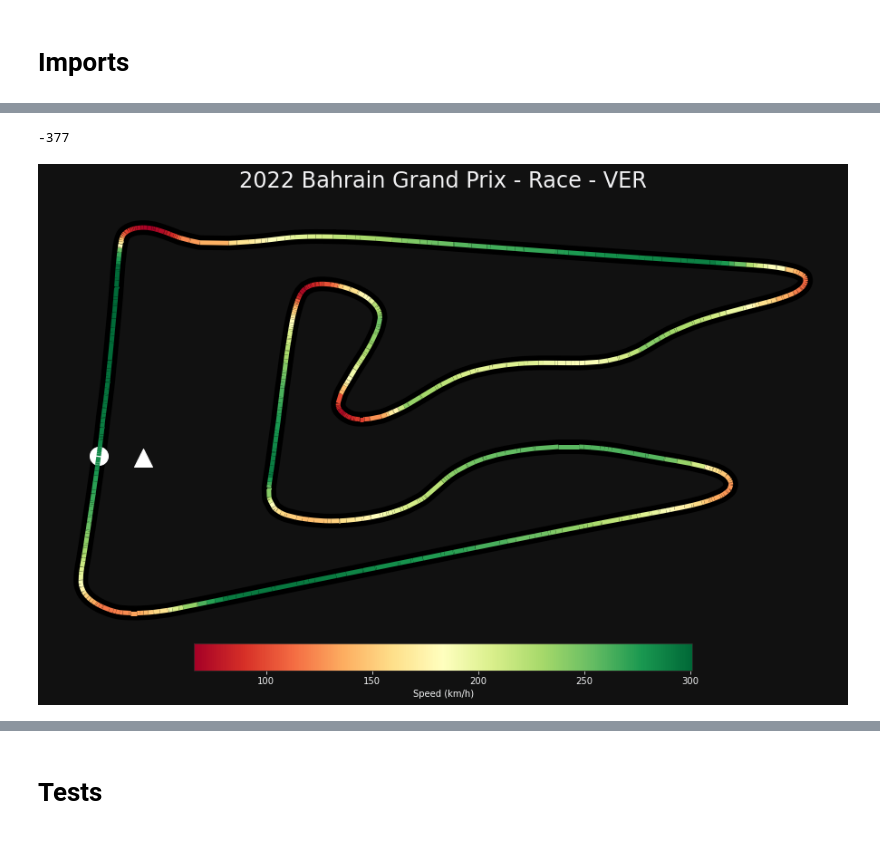
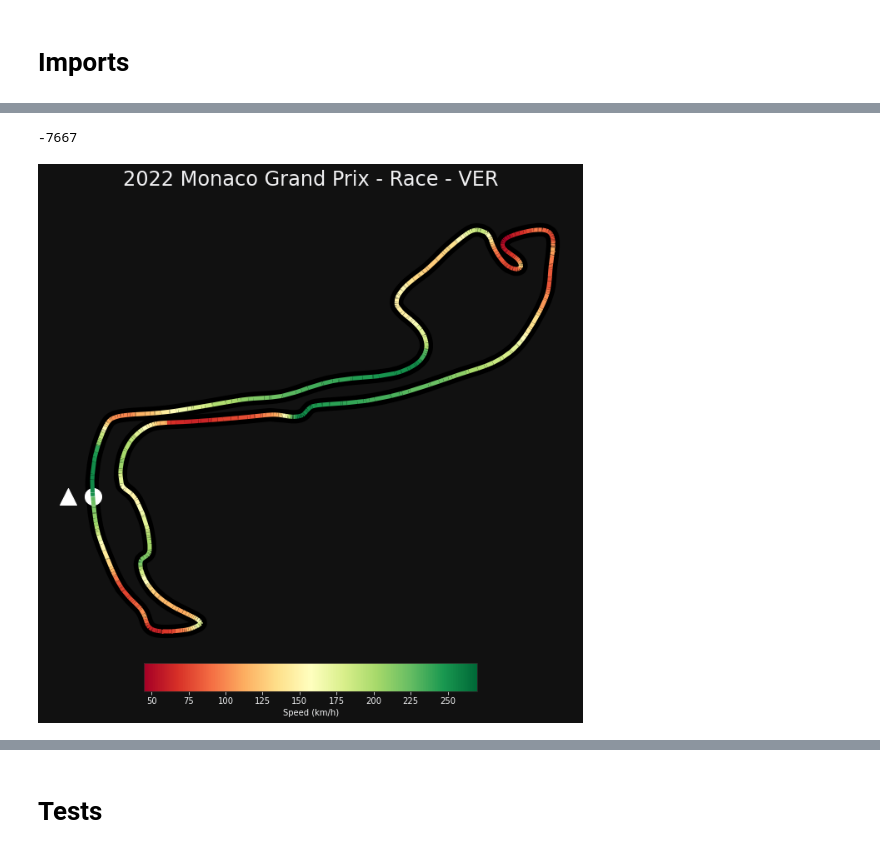
Before and after one commit to GuillaumeArp/Jedha_F1_Project, a Jupyter notebook: Guillaume/test_guillaume.ipynb, the cells around one changed output, grey strips where cells are left out. Saved outputs shown, nothing was run; the diff lists cells and outputs as text; code cells hidden in the pictures.

```diff
--- a/Guillaume/test_guillaume.ipynb
+++ b/Guillaume/test_guillaume.ipynb
@@ -24,11 +24,11 @@ pd.options.display.max_rows = 75
 pd.options.display.max_columns = 99
 # %%
 year = 2022
-gp_round = 1
+gp_round = 7
 ses = 'R'
 # %%
 driver_1 = 'VER'
-driver_2 = 'HAM'
+driver_2 = 'LEC'
 # %%
 events_list = ff1.get_event_schedule(2022)[2:]
 
@@ -199,9 +203,9 @@ start_line_dict = {1: [120, 1280, '^'],
                    7: [-8065, -6549, '^']
 }
 # %%
-colormap_speed = mpl.cm.RdYlGn
+colormap_speed = mpl.cm.get_cmap('RdYlGn')
 colormap_gear = mpl.cm.get_cmap('RdYlGn', 8)
-points = np.array([lap_1['X'], lap_1['Y']]).T.reshape(-1, 1, 2)
+points = np.array([lap_2['X'], lap_2['Y']]).T.reshape(-1, 1, 2)
 segments = np.concatenate([points[:-1], points[1:]], axis=1)
 start_x = points[0][0][0]
 start_y = points[0][0][1]
@@ -212,10 +216,10 @@ px = 1/plt.rcParams['figure.dpi']
 # %%
 start_x
 # %% [output]
--377
+-7667
 # %%
 # Setup plot
-fig, ax = plt.subplots(sharex=True, sharey=True, figsize=(1100*px, 600*px))
+fig, ax = plt.subplots(sharex=True, sharey=True, figsize=(800*px, 680*px))
 fig.suptitle(f"{session.event.year} {session.event.EventName} - {session.name} - {driver_1}", size=24, y=0.97)
 
 # Adjust margins and turn of axis
@@ -224,34 +228,34 @@ ax.axis('off')
 
 # After this, we plot the data itself.
 # Create background track line
 ax.plot(lap_1['X'], lap_1['Y'], color='black', linestyle='-', linewidth=16, zorder=1)
 
 # Add start line marker
 plt.scatter(start_x, start_y, color='white', s=400, zorder=1)
 plt.scatter(direction_x, direction_y, color='white', s=400, zorder=1, marker=direction_marker)
 
 # Create a continuous norm to map from data points to colors
-norm = plt.Normalize(lap_1['Speed'].min(), lap_1['Speed'].max())
+norm = plt.Normalize(lap_2['Speed'].min(), lap_2['Speed'].max())
 lc = LineCollection(segments, cmap=colormap_speed, norm=norm, linestyle='-', linewidth=5)
 
 # Set the values used for colormapping
 lc.set_array(lap_1['Speed'])
 
 # Merge all line segments together
 line = ax.add_collection(lc)
 
 # Finally, we create a color bar as a legend.
 cbaxes = fig.add_axes([0.25, 0.05, 0.5, 0.05])
 normlegend = mpl.colors.Normalize(vmin=lap_1['Speed'].min(), vmax=lap_1['Speed'].max())
 legend = mpl.colorbar.ColorbarBase(cbaxes, norm=normlegend, cmap=colormap_speed, orientation="horizontal", label='Speed (km/h)')
 
 # Set background color to transparent
 # fig.patch.set_alpha(0)
 fig.patch.set_facecolor('#111111')
 
 # Show the plot
 plt.show()
 # %% [output]
-[figure, old version]
+[figure, new version]
 # %%
 # Setup plot
```
Also changed, not shown: parts of 17 cells of this notebook.
